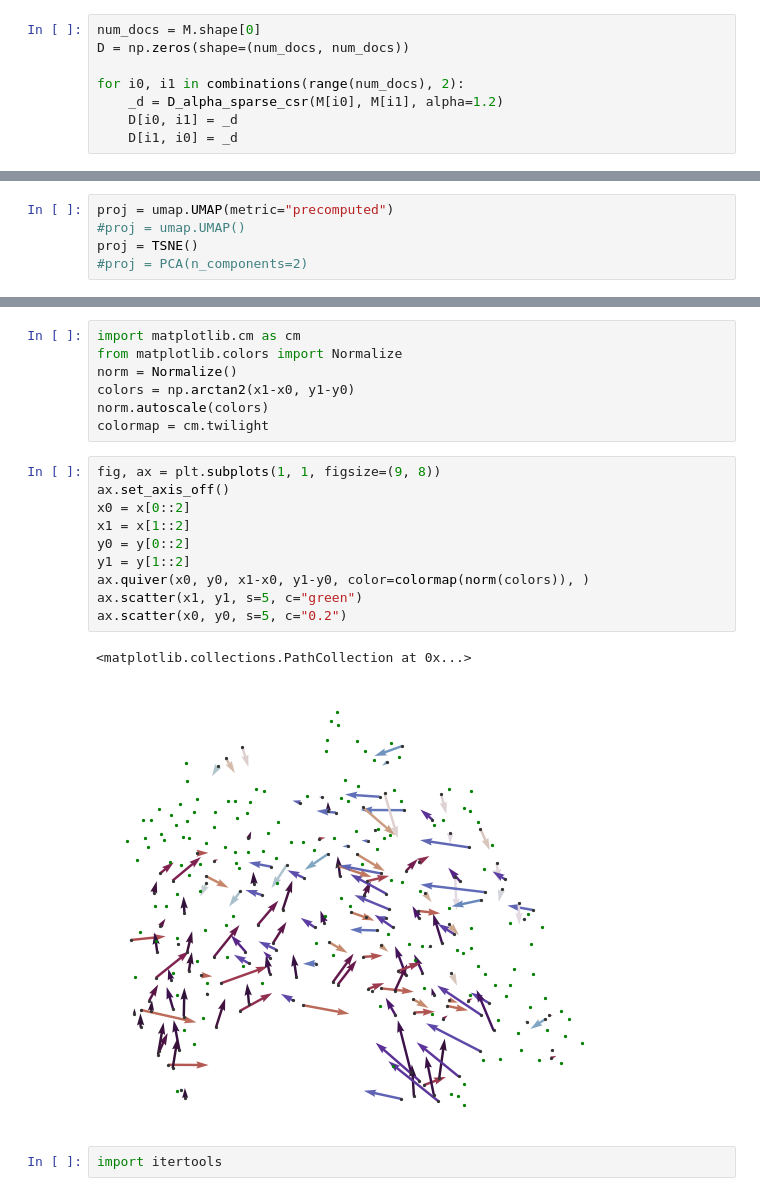
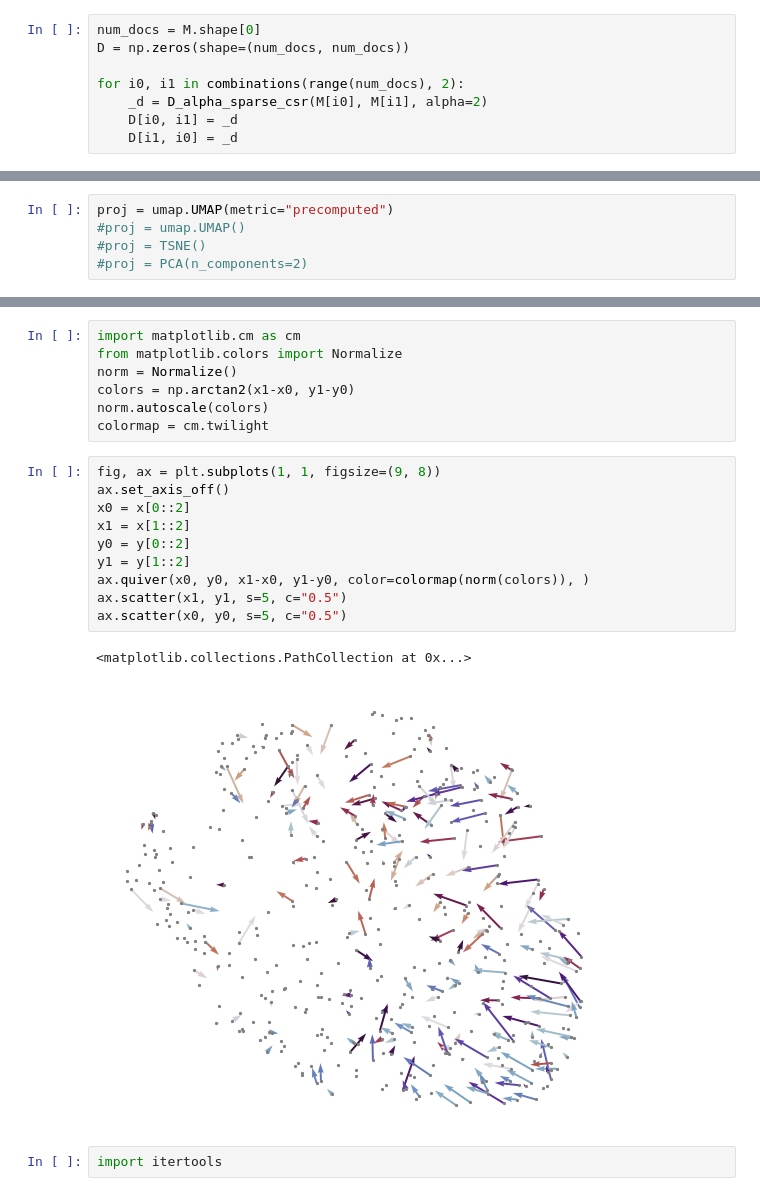
Before and after one commit to fontclos/gpt-2-output-dataset, a Jupyter notebook: notebooks/JSD-community-primmed.ipynb, the cells around one changed output, grey strips where cells are left out. Cells and saved outputs as stored; diff of their text form.

```diff
--- a/notebooks/JSD-community-primmed.ipynb
+++ b/notebooks/JSD-community-primmed.ipynb
@@ -173,6 +171,6 @@ num_docs = M.shape[0]
 D = np.zeros(shape=(num_docs, num_docs))
 
 for i0, i1 in combinations(range(num_docs), 2):
-    _d = D_alpha_sparse_csr(M[i0], M[i1], alpha=1.2)
+    _d = D_alpha_sparse_csr(M[i0], M[i1], alpha=2)
     D[i0, i1] = _d
     D[i1, i0] = _d
@@ -181,7 +177,7 @@ _D = pd.DataFrame(D)
 # %%
 proj = umap.UMAP(metric="precomputed")
 #proj = umap.UMAP()
-proj = TSNE()
+#proj = TSNE()
 #proj = PCA(n_components=2)
 # %%
 x, y = proj.fit_transform(D).T
@@ -209,16 +200,16 @@ colormap = cm.twilight
 # %%
 fig, ax = plt.subplots(1, 1, figsize=(9, 8))
 ax.set_axis_off()
 x0 = x[0::2]
 x1 = x[1::2]
 y0 = y[0::2]
 y1 = y[1::2]
 ax.quiver(x0, y0, x1-x0, y1-y0, color=colormap(norm(colors)), )
-ax.scatter(x1, y1, s=5, c="green")
-ax.scatter(x0, y0, s=5, c="0.2")
+ax.scatter(x1, y1, s=5, c="0.5")
+ax.scatter(x0, y0, s=5, c="0.5")
 # %% [output]
 <matplotlib.collections.PathCollection at 0x...>
-[figure, old version]
+[figure, new version]
 # %%
 import itertools
 # %%
```
Also changed, not shown: parts of 20 cells of this notebook, 7 other files.
